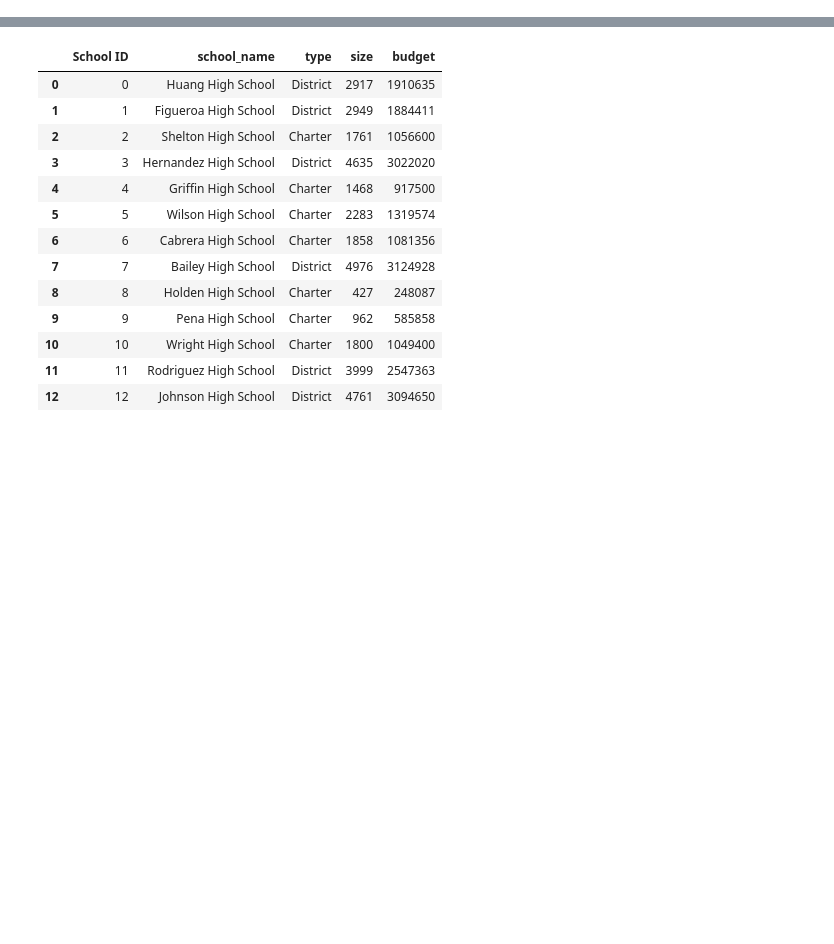
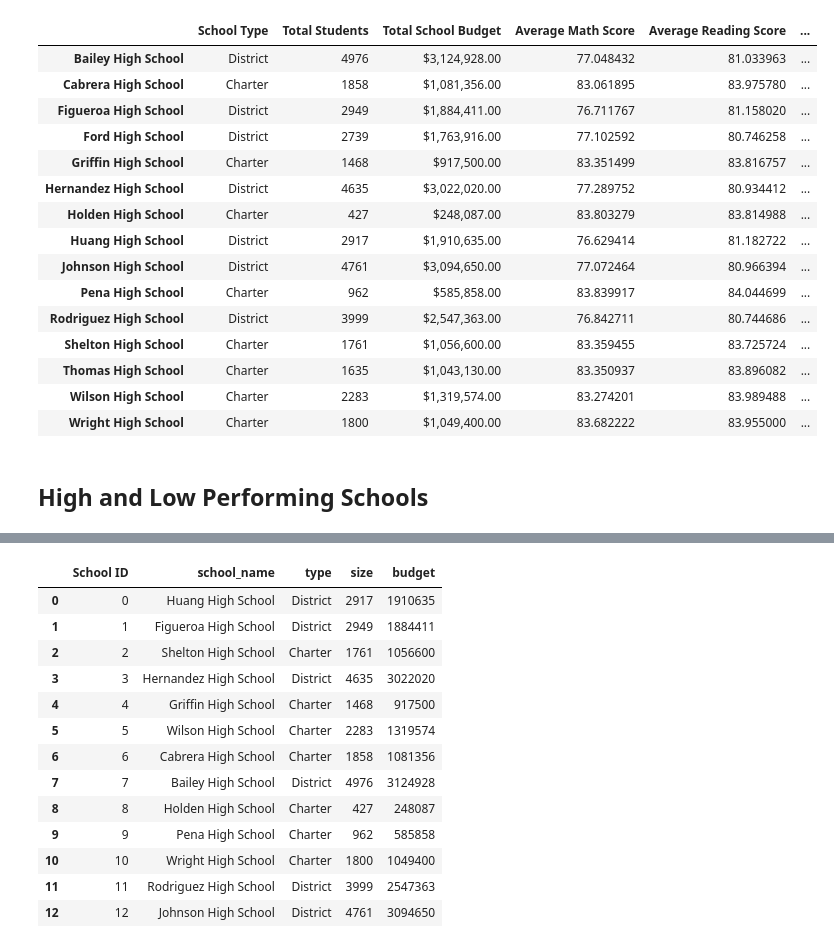
Before and after one commit to jaime-mclean/School_District_Analysis, a Jupyter notebook: PyCitySchools_Challenge.ipynb, the cells around one changed output, grey strips where cells are left out. Cells and saved outputs as stored; diff of their text form; code cells hidden in the pictures; blank space fills up the shorter version.

```diff
--- a/PyCitySchools.ipynb
+++ b/PyCitySchools_Challenge.ipynb
@@ -2,0 +259,39 @@ import pandas as pd
+# %%
+# Step 11. Calculate the overall passing percentage of 10th-12th grade from Thomas High School.
+THS_overall_passing = THS_overall_passing_df["Student ID"].count()
+
+THS_overall_passing_percentage = THS_overall_passing / THS_student_count_no9 * 100
+# %%
+# Step 12. Replace the passing math percent for Thomas High School in the per_school_summary_df.
+per_school_summary_df.loc["Thomas High School", "% Passing Math"] = THS_passing_math_percentage
+# %%
+# Step 13. Replace the passing reading percentage for Thomas High School in the per_school_summary_df.
+per_school_summary_df.loc["Thomas High School", "% Passing Reading"] = THS_passing_reading_percentage
+# %%
+# Step 14. Replace the overall passing percentage for Thomas High School in the per_school_summary_df.
+per_school_summary_df.loc["Thomas High School", "% Overall Passing"] = THS_overall_passing_percentage
+# %%
+new_column_order = ["School Type", "Total Students", "Total School Budget","Average Math Score", "Average Reading Score", "% Passing Math", "% Passing Reading", "% Overall Passing"]
+per_school_summary_df = per_school_summary_df[new_column_order]
+
+
+per_school_summary_df
+# %% [output]
+|  | School Type | Total Students | Total School Budget | Average Math Score | Average Reading Score | ... |
+| Bailey High School | District | 4976 | $3,124,928.00 | 77.048432 | 81.033963 | ... |
+| Cabrera High School | Charter | 1858 | $1,081,356.00 | 83.061895 | 83.975780 | ... |
+| Figueroa High School | District | 2949 | $1,884,411.00 | 76.711767 | 81.158020 | ... |
+| Ford High School | District | 2739 | $1,763,916.00 | 77.102592 | 80.746258 | ... |
+| Griffin High School | Charter | 1468 | $917,500.00 | 83.351499 | 83.816757 | ... |
+| Hernandez High School | District | 4635 | $3,022,020.00 | 77.289752 | 80.934412 | ... |
+| Holden High School | Charter | 427 | $248,087.00 | 83.803279 | 83.814988 | ... |
+| Huang High School | District | 2917 | $1,910,635.00 | 76.629414 | 81.182722 | ... |
+| Johnson High School | District | 4761 | $3,094,650.00 | 77.072464 | 80.966394 | ... |
+| Pena High School | Charter | 962 | $585,858.00 | 83.839917 | 84.044699 | ... |
+| Rodriguez High School | District | 3999 | $2,547,363.00 | 76.842711 | 80.744686 | ... |
+| Shelton High School | Charter | 1761 | $1,056,600.00 | 83.359455 | 83.725724 | ... |
+| Thomas High School | Charter | 1635 | $1,043,130.00 | 83.350937 | 83.896082 | ... |
+| Wilson High School | Charter | 2283 | $1,319,574.00 | 83.274201 | 83.989488 | ... |
+| Wright High School | Charter | 1800 | $1,049,400.00 | 83.682222 | 83.955000 | ... |
+# %% [markdown]
+## High and Low Performing Schools
```
Also changed, not shown: parts of 51 cells of this notebook, 1 other file.
